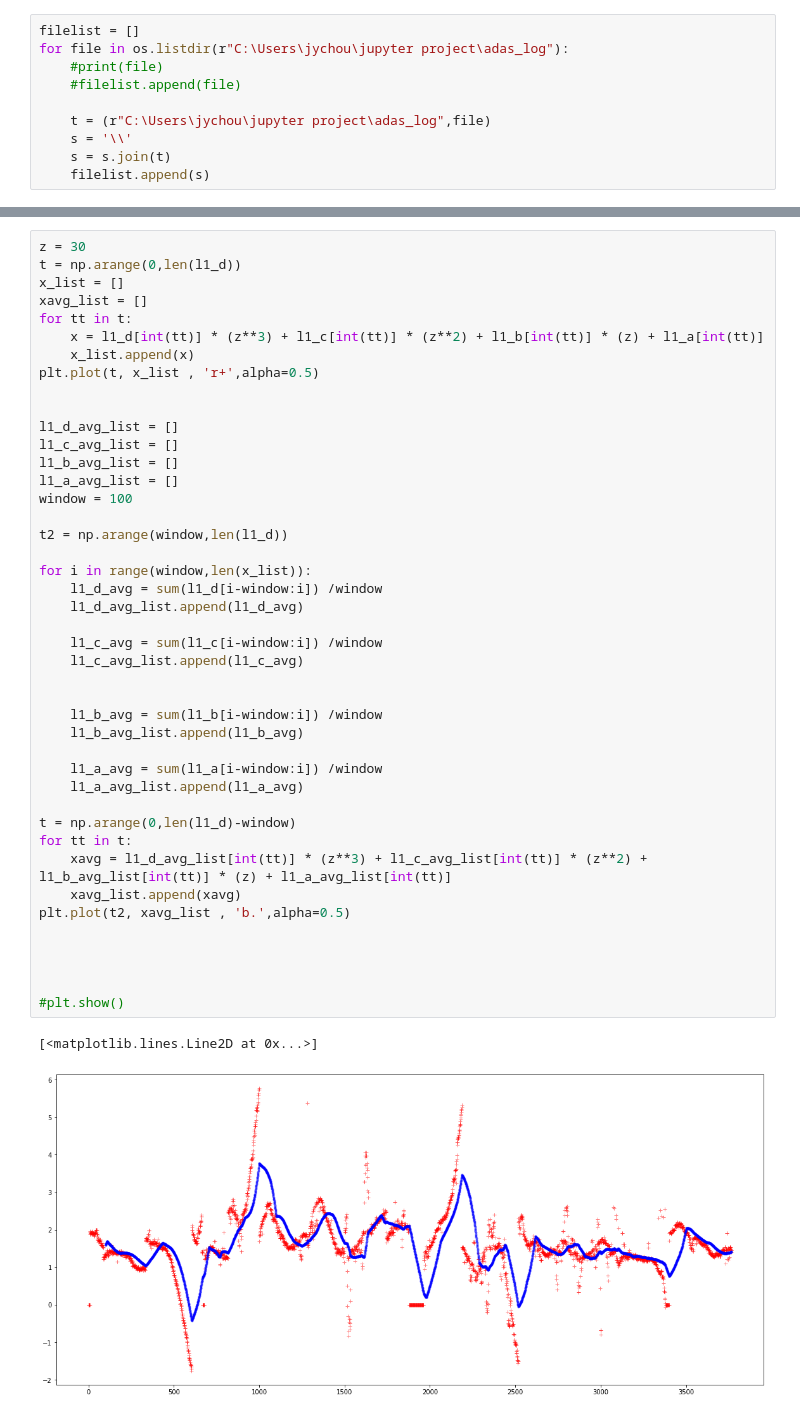
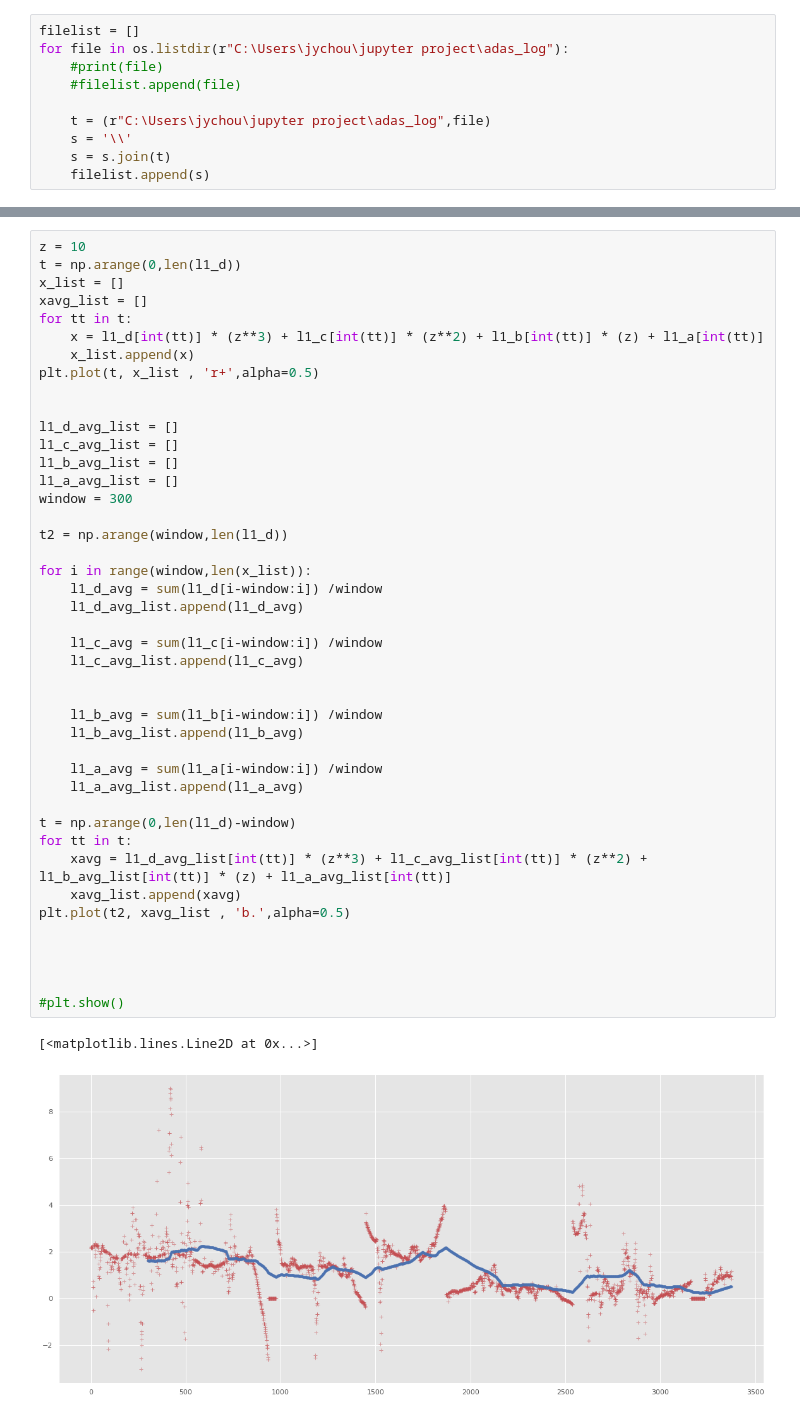
Before and after one commit to GG9/simple_log_parser, a Jupyter notebook: log_parser.ipynb, the cells around one changed output, grey strips where cells are left out. Saved outputs shown, nothing was run; the diff lists cells and outputs as text.

```diff
--- a/log_parser.ipynb
+++ b/log_parser.ipynb
@@ -136,5 +181,5 @@ plt.show()
 # %%
-z = 30
+z = 10
 t = np.arange(0,len(l1_d))
 x_list = []
 xavg_list = []
@@ -148,37 +193,37 @@ l1_d_avg_list = []
 l1_c_avg_list = []
 l1_b_avg_list = []
 l1_a_avg_list = []
-window = 100
+window = 300
 
 t2 = np.arange(window,len(l1_d))
 
 for i in range(window,len(x_list)):
     l1_d_avg = sum(l1_d[i-window:i]) /window
     l1_d_avg_list.append(l1_d_avg)
 
     l1_c_avg = sum(l1_c[i-window:i]) /window
     l1_c_avg_list.append(l1_c_avg)
 
 
     l1_b_avg = sum(l1_b[i-window:i]) /window
     l1_b_avg_list.append(l1_b_avg)
 
     l1_a_avg = sum(l1_a[i-window:i]) /window
     l1_a_avg_list.append(l1_a_avg)
 
 t = np.arange(0,len(l1_d)-window)
 for tt in t:
     xavg = l1_d_avg_list[int(tt)] * (z**3) + l1_c_avg_list[int(tt)] * (z**2) + l1_b_avg_list[int(tt)] * (z) + l1_a_avg_list[int(tt)]
     xavg_list.append(xavg)
 plt.plot(t2, xavg_list , 'b.',alpha=0.5)
 
 
 
 
 #plt.show()
 # %% [output]
 [<matplotlib.lines.Line2D at 0x...>]
-[figure, old version]
+[figure, new version]
 # %%
 sum(l1_d[:])
 # %% [output]
```
Also changed, not shown: parts of 15 cells of this notebook, 46 other files.
